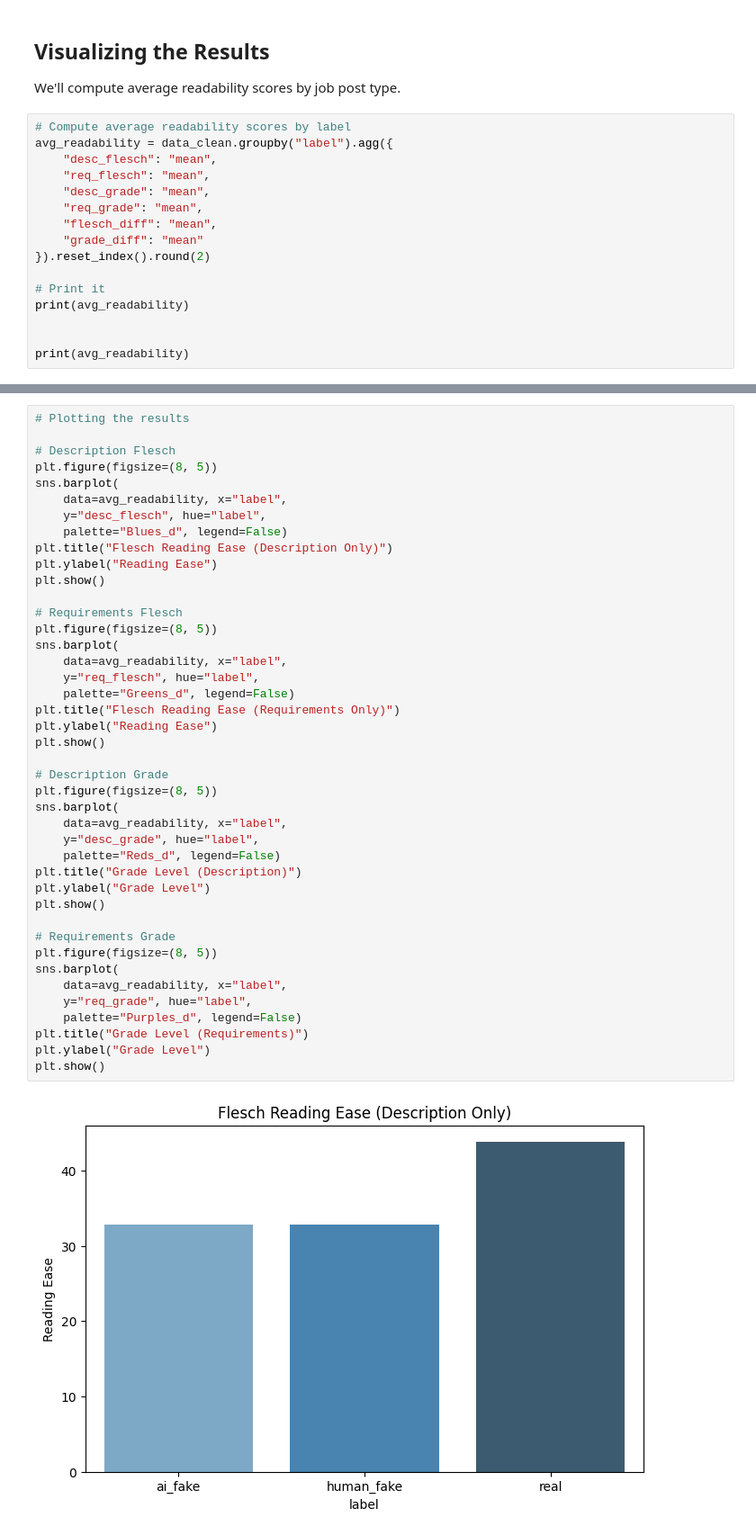
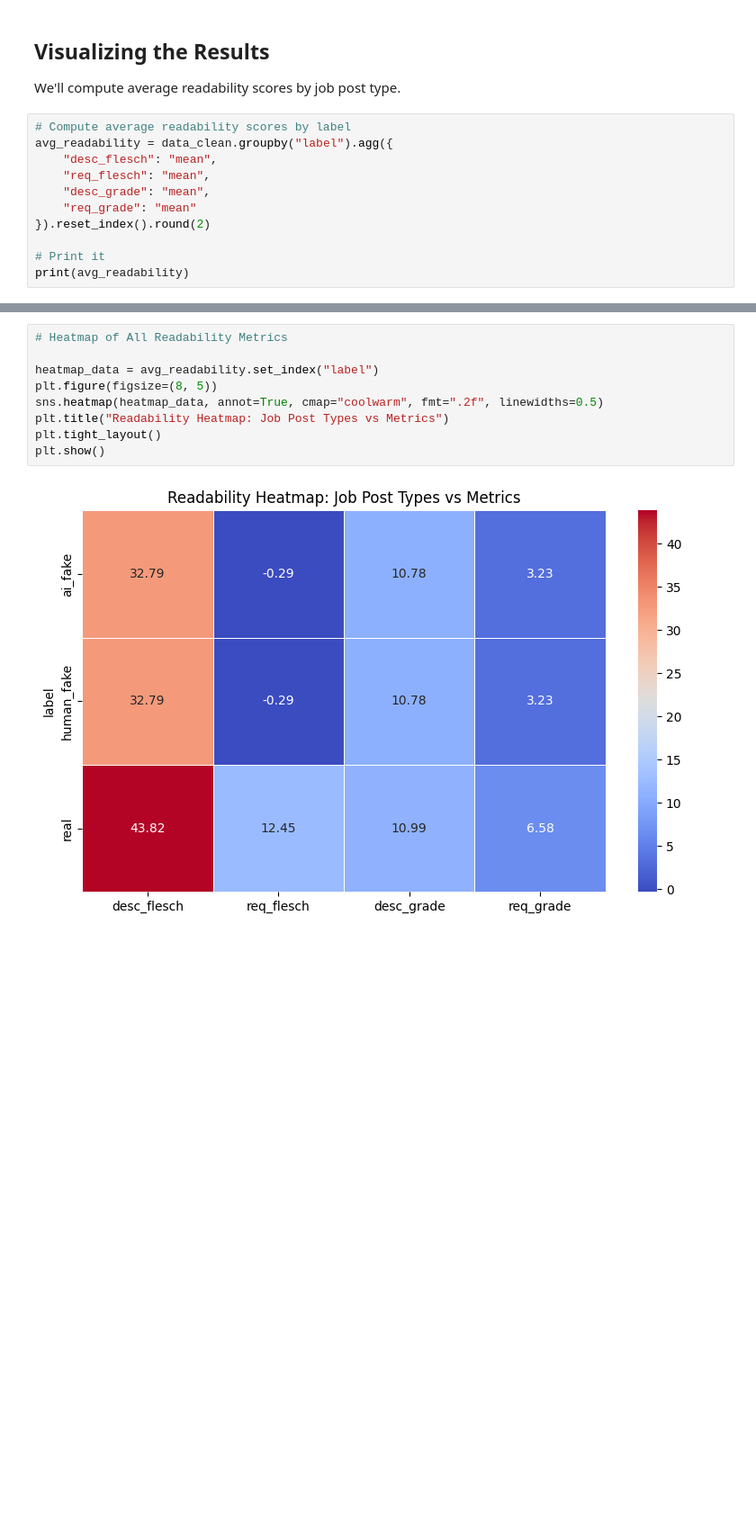
Before and after one commit to MIT-Emerging-Talent/ET6-CDSP-group-21-repo, a Jupyter notebook: 4_data_analysis/readability.ipynb, the cells around one changed output, grey strips where cells are left out. Shown at 90% size. Saved outputs shown, nothing was run; the diff lists cells and outputs as text; blank space fills up the shorter version.

```diff
--- a/4_data_analysis/readability.ipynb
+++ b/4_data_analysis/readability.ipynb
@@ -96,14 +93,9 @@ avg_readability = data_clean.groupby("label").agg({
     "desc_flesch": "mean",
     "req_flesch": "mean",
     "desc_grade": "mean",
-    "req_grade": "mean",
-    "flesch_diff": "mean",
-    "grade_diff": "mean"
+    "req_grade": "mean"
 }).reset_index().round(2)
 
 # Print it
 print(avg_readability)
-
-
-print(avg_readability)
 # %% [output]
@@ -128,44 +164,11 @@ print(avg_readability)
 # %%
-# Plotting the results
+# Heatmap of All Readability Metrics
 
-# Description Flesch
+heatmap_data = avg_readability.set_index("label")
 plt.figure(figsize=(8, 5))
-sns.barplot(
-    data=avg_readability, x="label",
-    y="desc_flesch", hue="label",
-    palette="Blues_d", legend=False)
-plt.title("Flesch Reading Ease (Description Only)")
-plt.ylabel("Reading Ease")
+sns.heatmap(heatmap_data, annot=True, cmap="coolwarm", fmt=".2f", linewidths=0.5)
+plt.title("Readability Heatmap: Job Post Types vs Metrics")
+plt.tight_layout()
 plt.show()
-
-# Requirements Flesch
-plt.figure(figsize=(8, 5))
-sns.barplot(
-    data=avg_readability, x="label",
-    y="req_flesch", hue="label",
-    palette="Greens_d", legend=False)
-plt.title("Flesch Reading Ease (Requirements Only)")
-plt.ylabel("Reading Ease")
-plt.show()
-
-# Description Grade
-plt.figure(figsize=(8, 5))
-sns.barplot(
-    data=avg_readability, x="label",
-    y="desc_grade", hue="label",
-    palette="Reds_d", legend=False)
-plt.title("Grade Level (Description)")
-plt.ylabel("Grade Level")
-plt.show()
-
-# Requirements Grade
-plt.figure(figsize=(8, 5))
-sns.barplot(
-    data=avg_readability, x="label",
-    y="req_grade", hue="label",
-    palette="Purples_d", legend=False)
-plt.title("Grade Level (Requirements)")
-plt.ylabel("Grade Level")
-plt.show()
 # %% [output]
-[figure, old version]
+[figure, new version]
```
Also changed, not shown: parts of 11 cells of this notebook.
